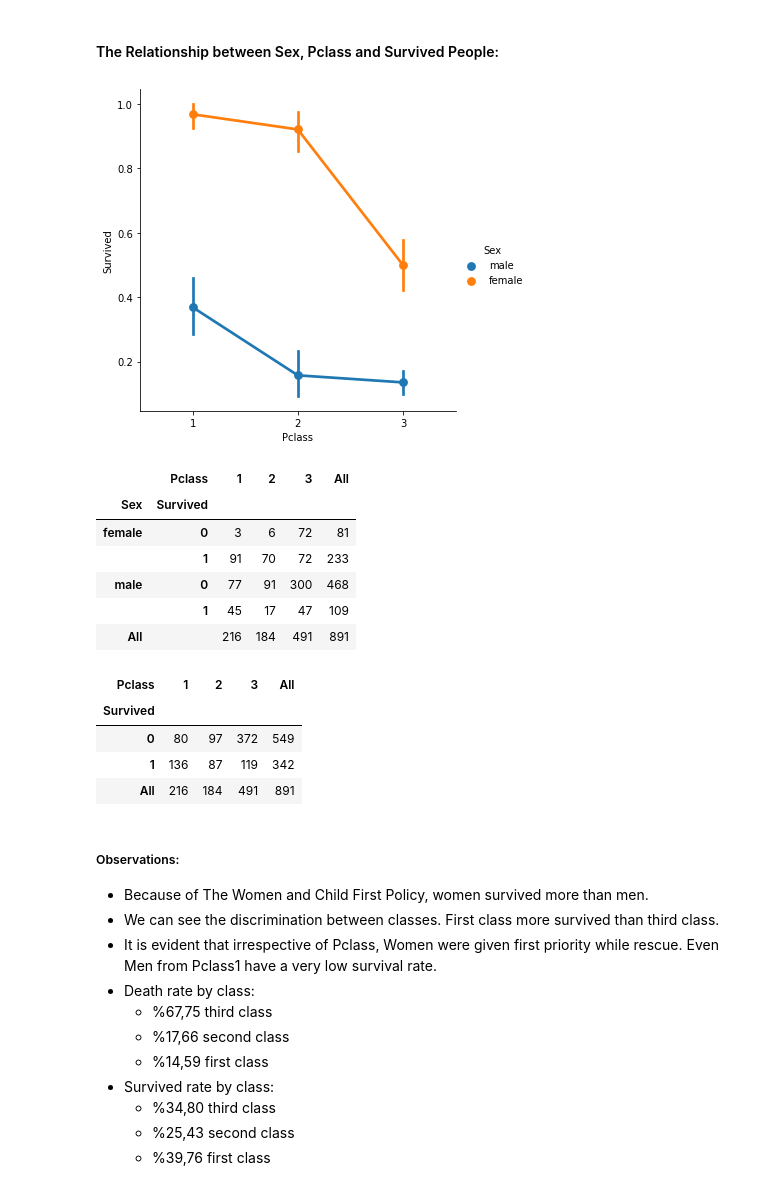
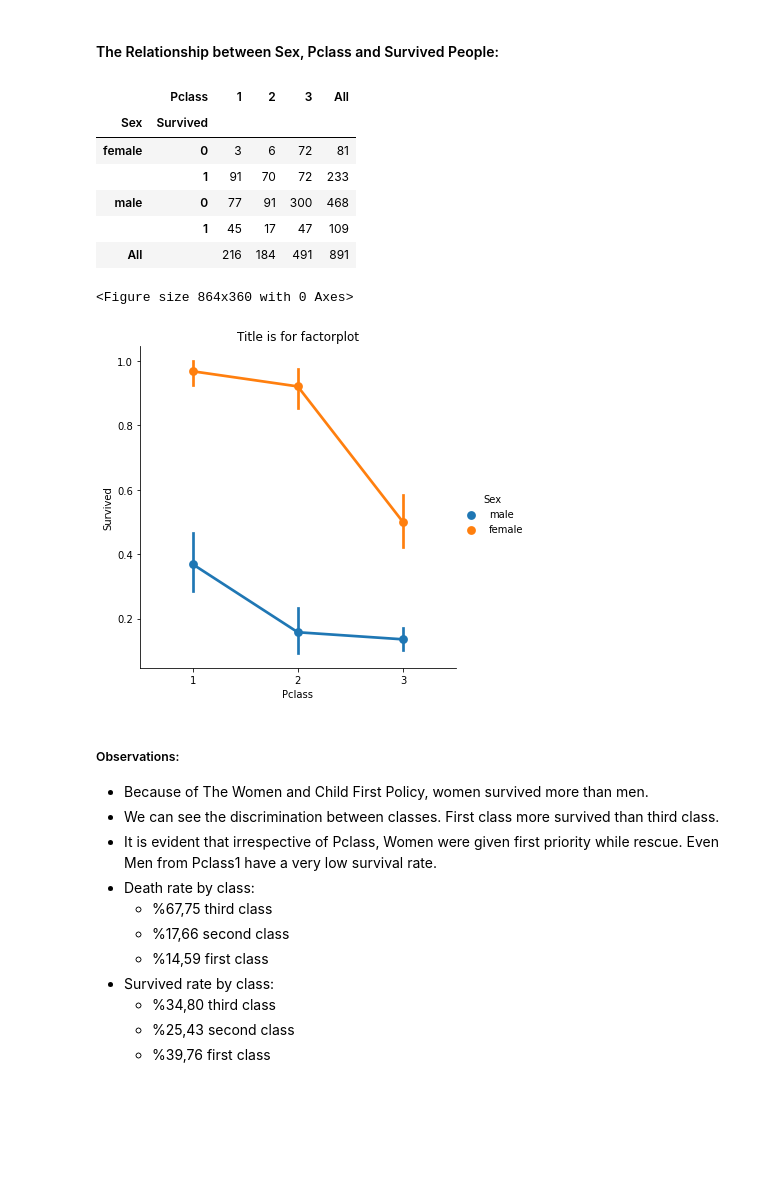
Before and after one commit to ElifKarakutukDinc/Titanic-EDA, a Jupyter notebook: EDA-function.ipynb, the cells around one changed output. Drawn from its saved outputs; the diff is of its cells as text; code cells hidden in the pictures; blank space fills up the shorter version.

```diff
--- a/EDA-function.ipynb
+++ b/EDA-function.ipynb
@@ -349,29 +348,30 @@ multiple_plot_viz(df_train,"Survived","Age")
 ### To See Other Conditions About Survived People:
 # %% [markdown]
 #### The Relationship between Sex, Pclass and Survived People:
-# %%
-sns.factorplot('Pclass','Survived',hue='Sex',data=df_train)
-plt.show()
-# %% [output]
-[figure, removed]
-# %%
-pd.crosstab([df_train.Sex,df_train.Survived],df_train.Pclass,margins=True).style.background_gradient(cmap='mako')
-# %% [output]
-|  | Pclass | 1 | 2 | 3 | All |
-| Sex | Survived |  |  |  |  |
-| female | 0 | 3 | 6 | 72 | 81 |
-|  | 1 | 91 | 70 | 72 | 233 |
-| male | 0 | 77 | 91 | 300 | 468 |
-|  | 1 | 45 | 17 | 47 | 109 |
-| All |  | 216 | 184 | 491 | 891 |
-# %%
-pd.crosstab([df_train.Survived],df_train.Pclass,margins=True).style.background_gradient(cmap='mako')
-# %% [output]
-| Pclass | 1 | 2 | 3 | All |
-| Survived |  |  |  |  |
-| 0 | 80 | 97 | 372 | 549 |
-| 1 | 136 | 87 | 119 | 342 |
-| All | 216 | 184 | 491 | 891 |
+# %%
+def crosstab_viz(data, index_column_1, index_column_2, aggregated_column):
+    return pd.crosstab([data[index_column_1],data[index_column_2]],data[aggregated_column],margins=True).style.background_gradient(cmap='mako')
+# %%
+def factor_plot_viz(data, index_column_1, index_column_2, aggregated_column):
+    plt.figure(figsize=(12,5))
+    sns.factorplot(aggregated_column,index_column_2,hue=index_column_1,data=data)
+    plt.title('Title is for factorplot')
+# %%
+def relationship_viz(data, index_column_1, index_column_2, aggregated_column):
+    factor_plot_viz(data, index_column_1, index_column_2, aggregated_column)
+    return crosstab_viz(data, index_column_1, index_column_2, aggregated_column)
+# %%
+relationship_viz(df_train,"Sex","Survived","Pclass")
+# %% [output]
+|  | Pclass | 1 | 2 | 3 | All |
+| Sex | Survived |  |  |  |  |
+| female | 0 | 3 | 6 | 72 | 81 |
+|  | 1 | 91 | 70 | 72 | 233 |
+| male | 0 | 77 | 91 | 300 | 468 |
+|  | 1 | 45 | 17 | 47 | 109 |
+| All |  | 216 | 184 | 491 | 891 |
+<Figure size 864x360 with 0 Axes>
+[figure, added]
 # %% [markdown]
 ##### Observations:
 * Because of The Women and Child First Policy, women survived more than men.
```
Also changed, not shown: parts of 14 cells of this notebook.
